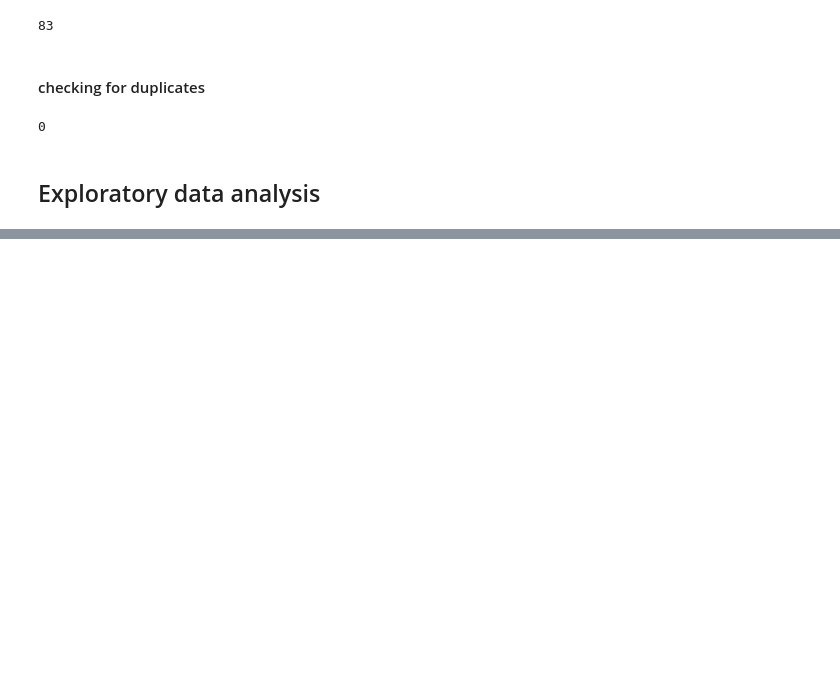
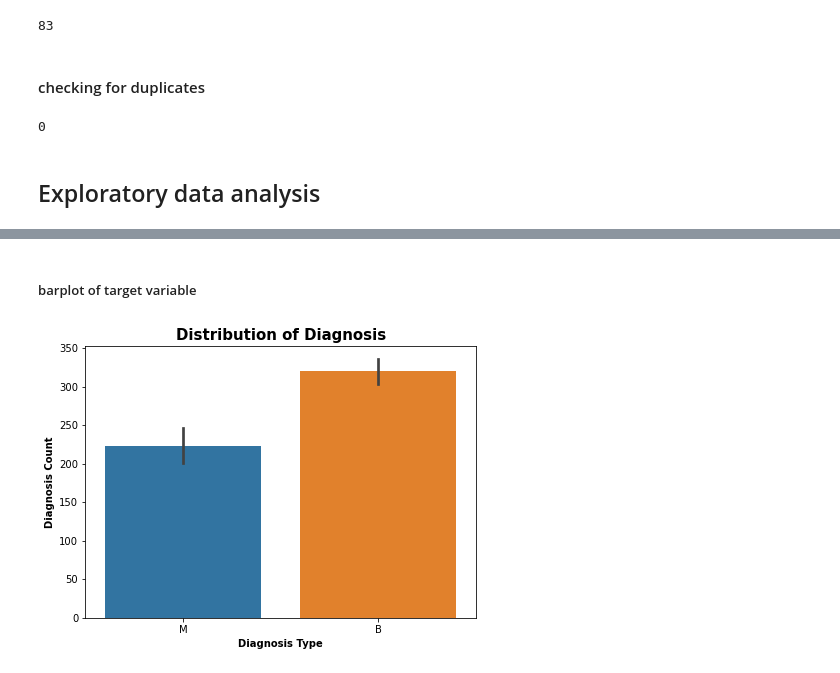
Before and after one commit to skevin-dev/Causal_inference-, a Jupyter notebook: notebooks/EDA.ipynb, the cells around one changed output, grey strips where cells are left out. Drawn from its saved outputs; the diff is of its cells as text; code cells hidden in the pictures; blank space fills up the shorter version.

```diff
--- a/notebooks/EDA.ipynb
+++ b/notebooks/EDA.ipynb
@@ -7,5 +10,6 @@ from Scripts.clean import all_clean
 # %%
 C = all_clean()
+V = all_viz()
 # %% [markdown]
 ## Preliminarly wrangling
 # %% [markdown]
@@ -95,0 +109,6 @@ C.duplicates(data)
+# %% [markdown]
+##### barplot of target variable
+# %%
+V.plot_bar(data['diagnosis'], "Distribution of Diagnosis", "Diagnosis Type", "Diagnosis Count")
+# %% [output]
+[figure, added]
```
Also changed, not shown: parts of 13 cells of this notebook, 2 other files.
